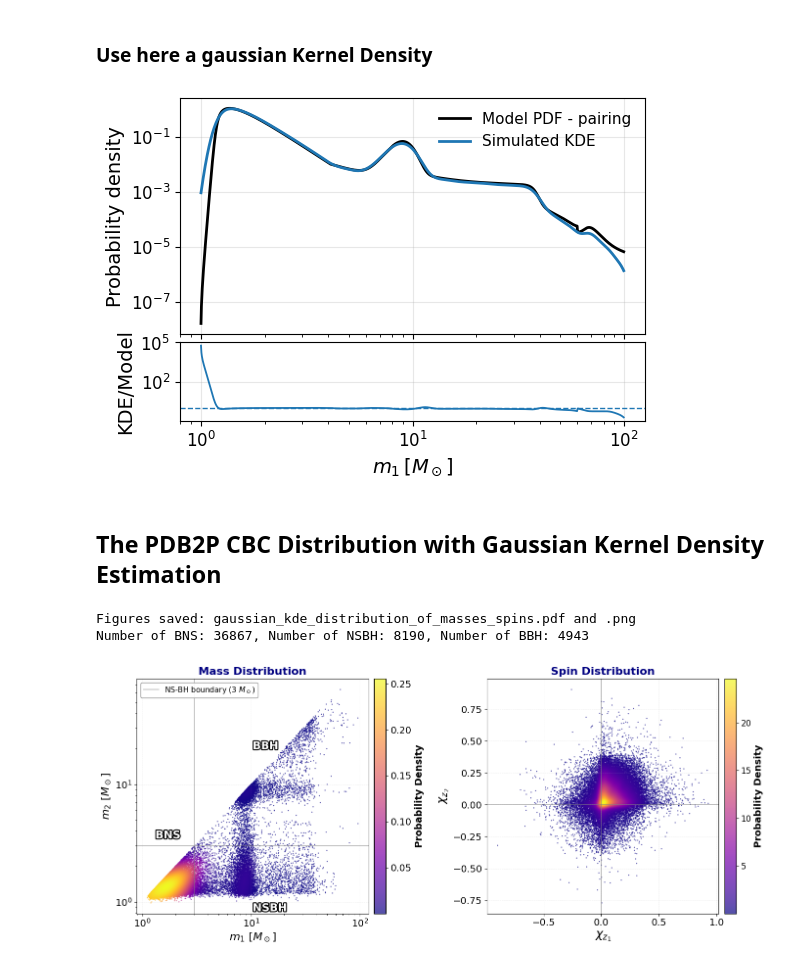
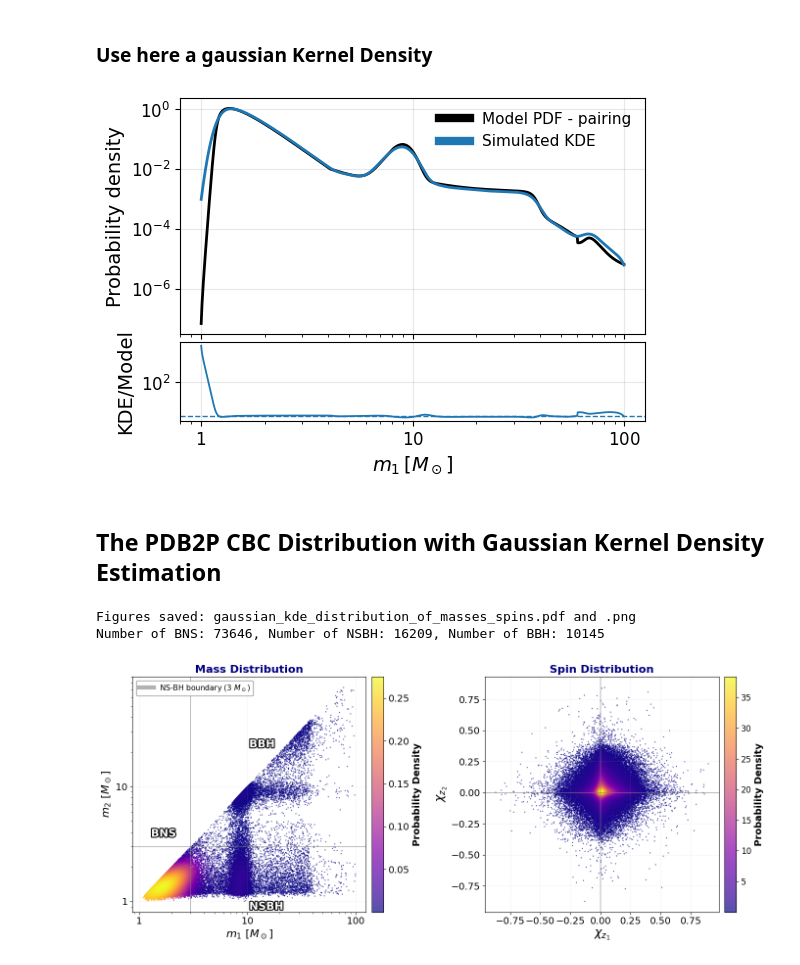
Before and after one commit to weizmannk/cbc-population-distributions, a Jupyter notebook: scripts/quick_start.ipynb, the cells around one changed output. Cells and saved outputs as stored; diff of their text form; code cells hidden in the pictures.

Commit message:
Add files to reporduce plots for the paper

```diff
--- a/scripts/quick_start.ipynb
+++ b/scripts/quick_start.ipynb
@@ -369,0 +277,16 @@ Hyperparameters loaded: A, A2, BHmax, BHmin, NSmax...
+# %%
+# ============================================================================
+# File Paths Configuration
+# ============================================================================
+# Directory structure
+DATA_DIR = "../data"
+
+# Remote data sources (archived for reference)
+# HYP_FILENAME = "baseline5_widesigmachi2_mass_NotchFilterBinnedPairingMassDistribution_redshift_powerlaw_mag_iid_spin_magnitude_gaussian_tilt_iid_spin_orientation_result.hdf5"
+# HYP_URL = f"https://dcc.ligo.org/LIGO-T2500311/public/{HYP_FILENAME}"
+# CBC_FILENAME = "GWTC4_BrokenPowerLawTwoPeaks_baseline5e_population.hdf5"
+# CBC_URL = f"https://dcc.ligo.org/LIGO-T2500311/public/{CBC_FILENAME}"
+
+# Local data files
+HYPER_FILE = os.path.join(DATA_DIR, "AllCBC_FullPop.h5")
+CBC_MASS_DISTRIBUTION_FILE = os.path.join(DATA_DIR, "fullpop4.h5")
@@ -728,8 +727,8 @@ def plot_pdf_kde_with_ratio(grid, pdf_model, samples, xlabel):
 pdf_model = model / simpson(model, m)
 
 # --- Simulated distributions GWTC-4 ---
-m1 = table["mass_1"]
-m2 = table["mass_2"]
+m1 = table["mass1"]
+m2 = table["mass2"]
 
 _m1, _m2 = np.meshgrid(m, m)
 _pow_1 = hyperparams["beta_pair_1"]
@@ -755,7 +754,7 @@ fig1 = plot_pdf_kde_with_ratio(grid, np.interp(grid, m, _p_m1), m1, r"$m_1\,[M_\
 # fig2 = plot_pdf_kde_with_ratio(grid, np.interp(grid, m, _p_m2), m2, r"$m_2\,[M_\odot]$")
 plt.show()
 # %% [output]
-[figure, old version]
+[figure, new version]
 # %% [markdown]
 
 ## The PDB2P CBC Distribution with Gaussian Kernel Density Estimation
@@ -763,7 +762,7 @@ plt.show()
 # ============================================================================
 # Configuration
 # ============================================================================
-N_SAMPLES = 10_000
+N_SAMPLES = 100_000
 FIGURE_SIZE = (14, 6)
 FONT_SIZE_LABEL = 16
 FONT_SIZE_TICK = 14
@@ -776,16 +775,16 @@ COLORMAP = "plasma"  #'magma'
 # ============================================================================
 # Load and process data
 # ============================================================================
-table = Table.read(cbc_mass_distribution_file)[:N_SAMPLES]
+table = Table.read(CBC_MASS_DISTRIBUTION_FILE)[:N_SAMPLES]
 ns_max_mass = 3.0
 
 # Create processed table
 Farah = Table(
     {
-        "mass1": table["mass_1"],
-        "mass2": table["mass_2"],
-        "spin1z": table["a_1"] * table["cos_tilt_1"],
-        "spin2z": table["a_2"] * table["cos_tilt_2"],
+        "mass1": table["mass1"],
+        "mass2": table["mass2"],
+        "spin1z": table["spin1z"],
+        "spin2z": table["spin2z"],
     }
 )
 Farah.sort("mass1")
@@ -944,44 +943,44 @@ ax2.grid(True, alpha=0.3, linestyle="--", linewidth=0.5)
 
 # Add reference lines at zero (slightly darker for print visibility)
 ax2.axhline(y=0, color="gray", linestyle="-", linewidth=1.2, alpha=0.6)
 ax2.axvline(x=0, color="gray", linestyle="-", linewidth=1.2, alpha=0.6)
 
 # Colorbar
 cbar2 = fig.colorbar(scatter2, ax=ax2, pad=0.02)
 cbar2.set_label("Probability Density", fontsize=FONT_SIZE_CBAR, fontweight="bold")
 cbar1.ax.tick_params(labelsize=FONT_SIZE_TICK)
 
 # ============================================================================
 # Save
 # ============================================================================
 plt.tight_layout()
 
-plt.savefig(
-    f"{OUTPUT_DIR}/gaussian_kde_distribution_of_masses_spins_logscale.pdf",
-    dpi=300,
-    bbox_inches="tight",
-    pad_inches=0.05,
-)
-plt.savefig(
-    f"{OUTPUT_DIR}/gaussian_kde_distribution_of_masses_spins_logscale.png",
-    dpi=300,
-    bbox_inches="tight",
-    pad_inches=0.05,
-)
+# plt.savefig(
+#     f"{OUTPUT_DIR}/gaussian_kde_distribution_of_masses_spins_logscale.pdf",
+#     dpi=300,
+#     bbox_inches="tight",
+#     pad_inches=0.05,
+# )
+# plt.savefig(
+#     f"{OUTPUT_DIR}/gaussian_kde_distribution_of_masses_spins_logscale.png",
+#     dpi=300,
+#     bbox_inches="tight",
+#     pad_inches=0.05,
+# )
 print("Figures saved: gaussian_kde_distribution_of_masses_spins.pdf and .png")
 
 # ============================================================================
 # Print population statistics
 # ============================================================================
 print(
     f"Number of BNS: {len(Farah[(Farah['mass1'] < ns_max_mass)])}, "
     f"Number of NSBH: {len(Farah[(Farah['mass1'] >= ns_max_mass) & (Farah['mass2'] < ns_max_mass)])}, "
     f"Number of BBH: {len(Farah[(Farah['mass2'] >= ns_max_mass)])}"
 )
 
 
 plt.show()
 # %% [output]
 Figures saved: gaussian_kde_distribution_of_masses_spins.pdf and .png
-Number of BNS: 36867, Number of NSBH: 8190, Number of BBH: 4943
+Number of BNS: 73646, Number of NSBH: 16209, Number of BBH: 10145
-[figure, old version]
+[figure, new version]
```
Also changed, not shown: parts of 22 cells of this notebook, 11 other files.
